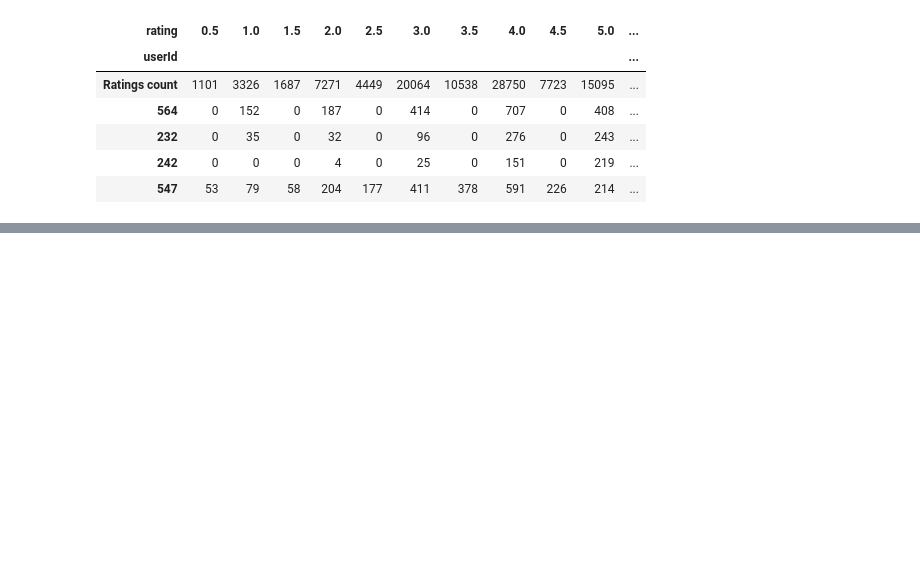
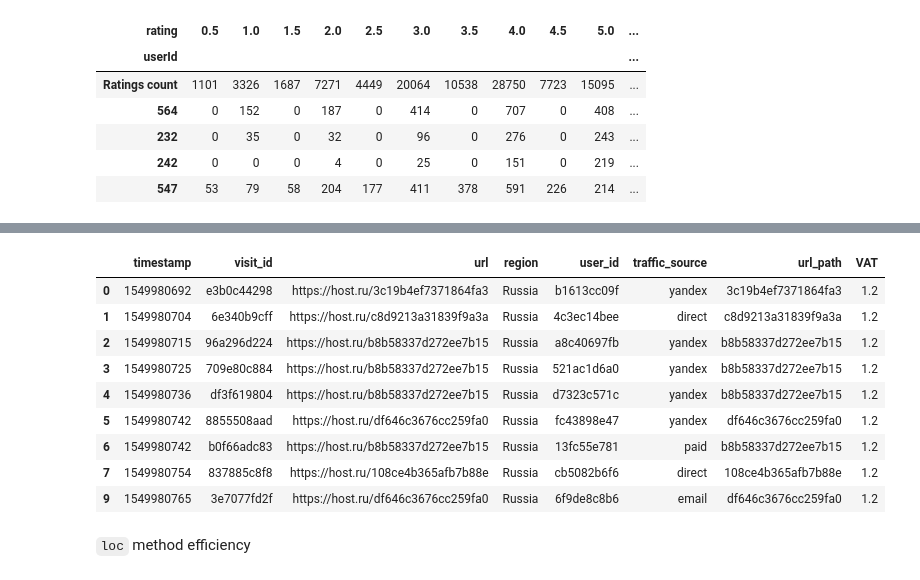
Before and after one commit to Madi-S/Data-Science-Intro, a Jupyter notebook: advanced_pandas_1.ipynb, the cells around one changed output, grey strips where cells are left out. Drawn from its saved outputs; the diff is of its cells as text; code cells hidden in the pictures; blank space fills up the shorter version.

Commit message:
iloc & loc pandas methods

```diff
--- a/advanced_pandas_1.ipynb
+++ b/advanced_pandas_1.ipynb
@@ -211,0 +286,16 @@ ratings_pivot.sort_values(by=5.0, ascending=False).head()
+# %%
+# example using lambda functions
+log.loc[lambda row: row.region == 'Russia'].head(9)
+# %% [output]
+|  | timestamp | visit_id | url | region | user_id | traffic_source | url_path | VAT |
+| 0 | 1549980692 | e3b0c44298 | https://host.ru/3c19b4ef7371864fa3 | Russia | b1613cc09f | yandex | 3c19b4ef7371864fa3 | 1.2 |
+| 1 | 1549980704 | 6e340b9cff | https://host.ru/c8d9213a31839f9a3a | Russia | 4c3ec14bee | direct | c8d9213a31839f9a3a | 1.2 |
+| 2 | 1549980715 | 96a296d224 | https://host.ru/b8b58337d272ee7b15 | Russia | a8c40697fb | yandex | b8b58337d272ee7b15 | 1.2 |
+| 3 | 1549980725 | 709e80c884 | https://host.ru/b8b58337d272ee7b15 | Russia | 521ac1d6a0 | yandex | b8b58337d272ee7b15 | 1.2 |
+| 4 | 1549980736 | df3f619804 | https://host.ru/b8b58337d272ee7b15 | Russia | d7323c571c | yandex | b8b58337d272ee7b15 | 1.2 |
+| 5 | 1549980742 | 8855508aad | https://host.ru/df646c3676cc259fa0 | Russia | fc43898e47 | yandex | df646c3676cc259fa0 | 1.2 |
+| 6 | 1549980742 | b0f66adc83 | https://host.ru/b8b58337d272ee7b15 | Russia | 13fc55e781 | paid | b8b58337d272ee7b15 | 1.2 |
+| 7 | 1549980754 | 837885c8f8 | https://host.ru/108ce4b365afb7b88e | Russia | cb5082b6f6 | direct | 108ce4b365afb7b88e | 1.2 |
+| 9 | 1549980765 | 3e7077fd2f | https://host.ru/df646c3676cc259fa0 | Russia | 6f9de8c8b6 | email | df646c3676cc259fa0 | 1.2 |
+# %% [markdown]
+`loc` method efficiency
```
Also changed, not shown: parts of 29 cells of this notebook.
